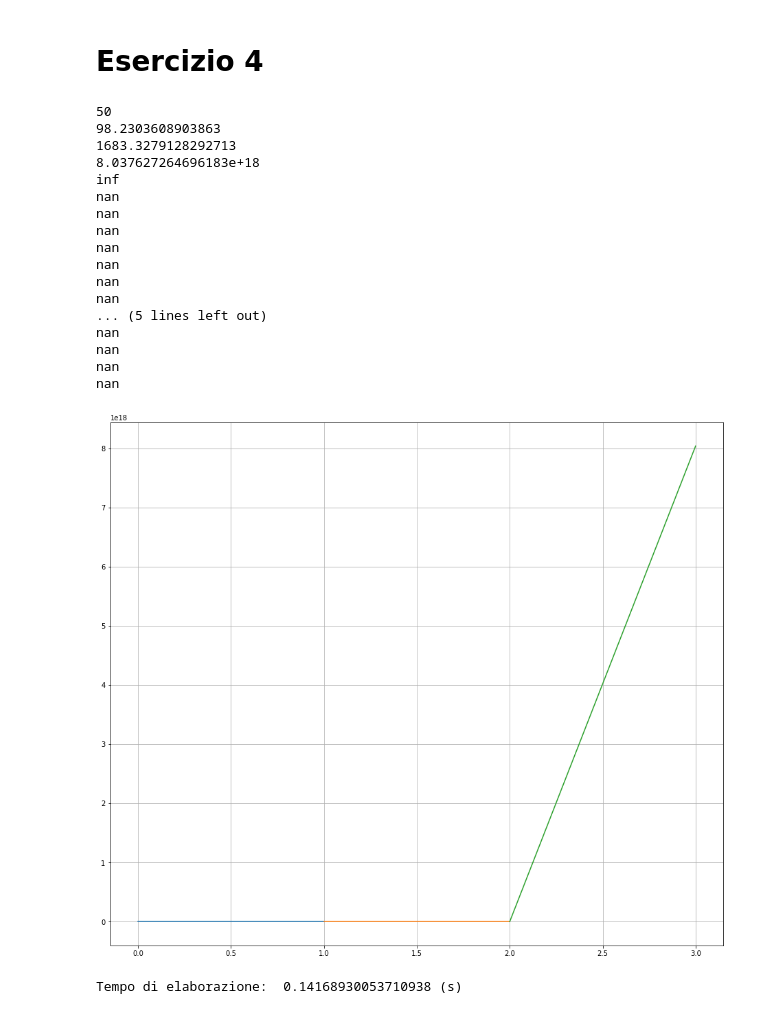
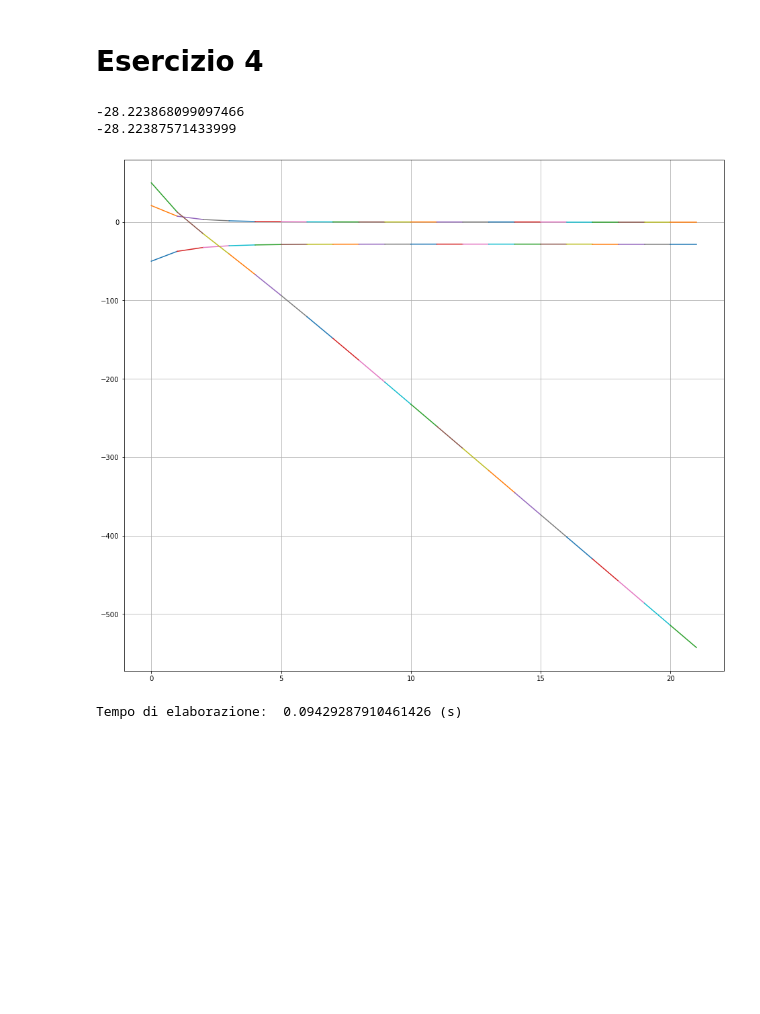
Before and after one commit to Vincenzo-Orsini/metodi_computazionali, a Jupyter notebook: Esercitazione_4.ipynb, the cells around one changed output. Drawn from its saved outputs; the diff is of its cells as text; code cells hidden in the pictures; blank space fills up the shorter version.

```diff
--- a/Esercitazione_4.ipynb
+++ b/Esercitazione_4.ipynb
@@ -166,67 +166,58 @@ No artists with labels found to put in legend.  Note that artists whose label st
 t_start = time()
 g = 9.81
 def Fa(v, R=0.008, C=0.5, rho=1.225):
-    return 0.5*C*rho*np.pi*R**2*v**2*v/abs(v)
+    if v>=0:
+        return -0.5*C*rho*np.pi*(R**2)*(v**2)
+    else:
+        return 0.5*C*rho*np.pi*(R**2)*(v**2)
 
-#assume our y-axis directed as mg
+#assume our y-axis directed as Fa
 def acceleration(t, v, m=.005):
     return -g+Fa(v)/m
 
-def RK4(h, v_0=50, a=1):
+V_lim = -np.sqrt(0.005*g/(.5*.5*1.225*np.pi*(0.008**2)))
+print(V_lim)
+
+def RK4(h, v_0=-50, a=1):
     x0 = 50
     t = 0
     max_error = 0
     v = v_0
     while t<=20:
         v_prev = v
-        print(v_prev)
         k_1 = h * acceleration(t, v_prev)
         k_2 = h * acceleration(t+h/2, v_prev+k_1/2)
         k_3 = h * acceleration(t+h/2, v_prev+k_2/2)
         k_4 = h * acceleration(t+h, v_prev+k_3)
         v_next=v_prev+(k_1+2*k_2+2*k_3+k_4)/6
 
 
         if a == 1:
             plt.plot([t,t+h], [v_prev, v_next])
-            #plt.plot([t,t+h], [acceleration(t, v_prev), acceleration(t+h,v_next)])
-            #plt.plot([t,t+h], [v_prev*t+x0, v_next*(t+h)+x0])
+            plt.plot([t,t+h], [acceleration(t, v_prev), acceleration(t+h,v_next)])
+            plt.plot([t,t+h], [v_prev*t+x0, v_next*(t+h)+x0])
         v = v_next
         t += h
+    print(v)
     return max_error
 
 plt.figure(figsize=(16,14))
 #fig, (ax1,ax2,ax3)=plt.subplots(3,1, figsize = (30, 20))
 #ax1.grid()
 #ax2.grid()
 #ax3.grid()
 #plt.plot(domain, analitic2(domain), label="Soluzione Analitica")
 plot = RK4(1)
 plt.grid()
 #plot2 = RK4(.05)
 #plot3 = RK4(.1)
 #plot4 = RK4(.3)
 #plt.legend()
 plt.show()
 #print("Errore Globale per: h=0.01:", RK4(.01, a=0), "h=0.05:", RK4(.05, a=0), "h=0.1:", RK4(.1, a=0),  "h=0.3:", RK4(.3, a=0))
 print("Tempo di elaborazione: ", time()-t_start, "(s)")
 # %% [output]
-50
-98.2303608903863
-1683.3279128292713
-8.037627264696183e+18
-inf
-nan
-nan
-nan
-nan
-nan
-nan
-nan
-... (5 lines left out)
-nan
-nan
-nan
-nan
+-28.223868099097466
+-28.22387571433999
-[figure, old version]
+[figure, new version]
-Tempo di elaborazione:  0.14168930053710938 (s)
+Tempo di elaborazione:  0.09429287910461426 (s)
```
Also changed, not shown: parts of 2 cells of this notebook.
